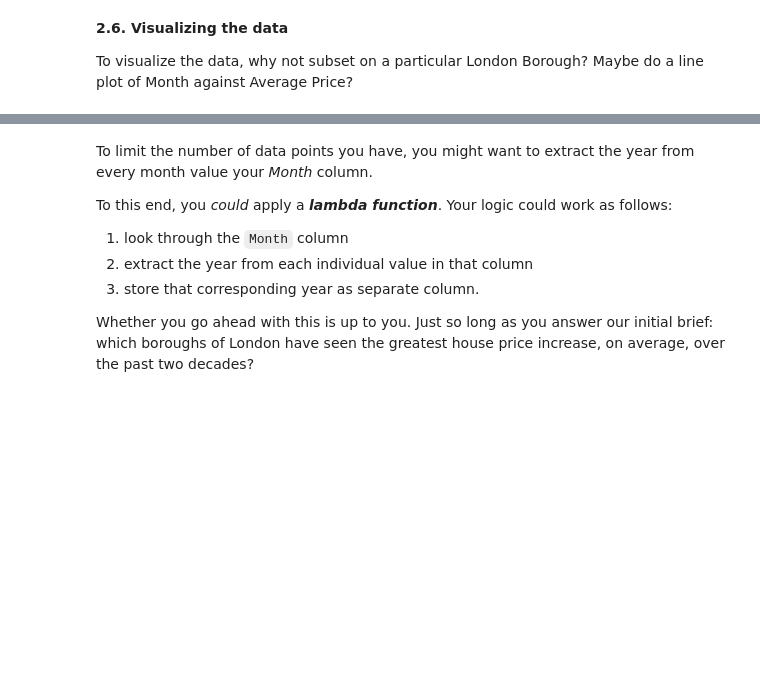
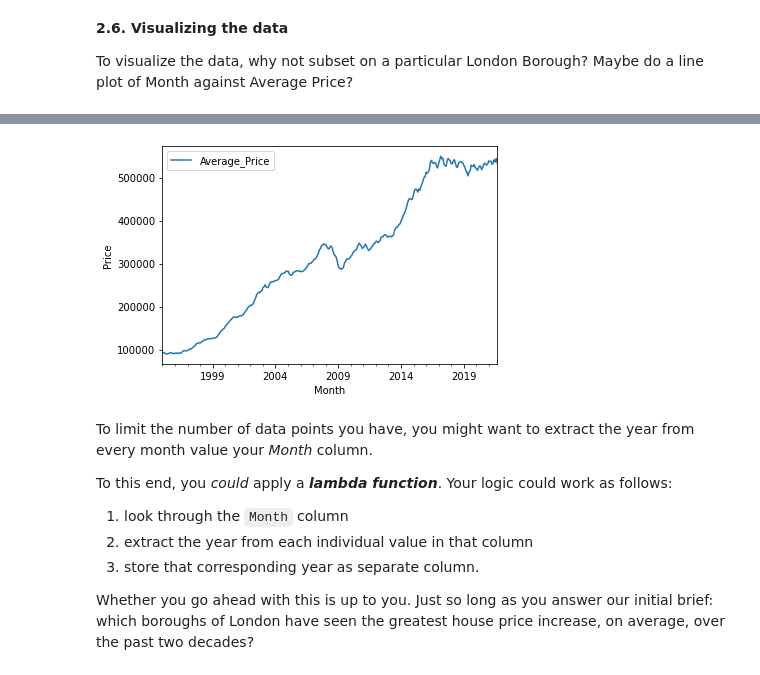
Before and after one commit to justinmbell/Springboard, a Jupyter notebook: London Housing CS/LondonHousingT3.ipynb, the cells around one changed output, grey strips where cells are left out. Cells and saved outputs as stored; diff of their text form; code cells hidden in the pictures; blank space fills up the shorter version.

```diff
--- a/London Housing CS/LondonHousingT3.ipynb
+++ b/London Housing CS/LondonHousingT3.ipynb
@@ -404,3 +404,5 @@ len(df['London_Borough'].unique())
 **2.6. Visualizing the data**
 
 To visualize the data, why not subset on a particular London Borough? Maybe do a line plot of Month against Average Price?
+# %%
+Barnet_subset = df[df['London_Borough'] == 'Barnet']
@@ -407,3 +418,8 @@ To visualize the data, why not subset on a particular London Borough? Maybe do a
+# %%
+Barnet_subset.plot(x = 'Month', y = 'Average_Price', kind = 'line').set_ylabel('Price')
+plt.show()
+# %% [output]
+[figure, added]
 # %% [markdown]
 To limit the number of data points you have, you might want to extract the year from every month value your *Month* column.
 
```
Also changed, not shown: parts of 16 cells of this notebook.
